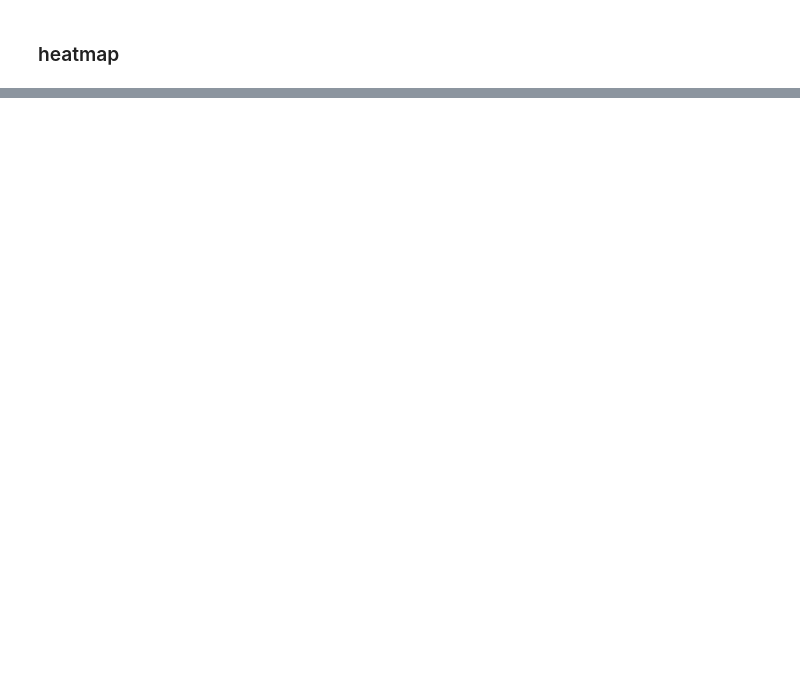
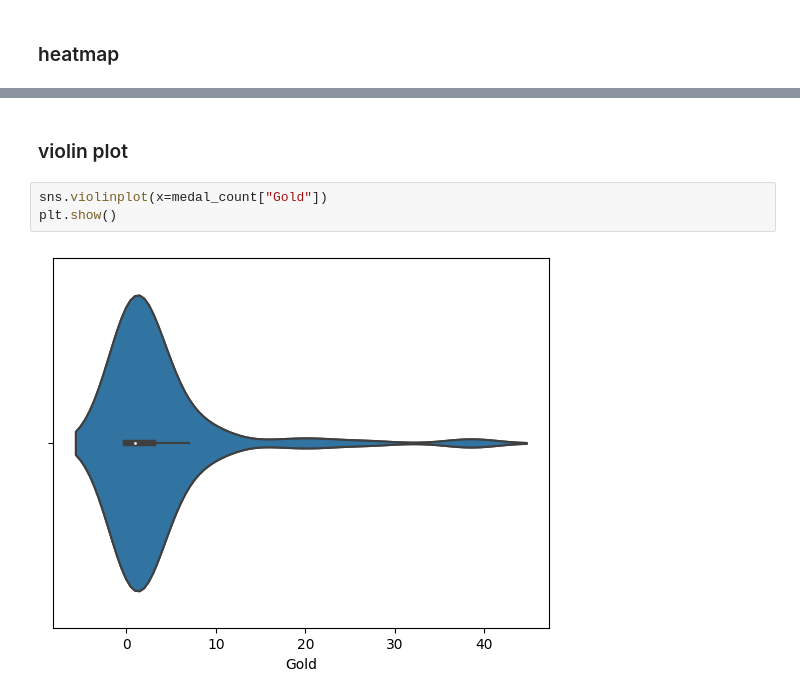
Before and after one commit to kirolosroman/practical-statistics-for-data-scientists-, a Jupyter notebook: eda.ipynb, the cells around one changed output, grey strips where cells are left out. Drawn from its saved outputs; the diff is of its cells as text; blank space fills up the shorter version.

```diff
--- a/eda.ipynb
+++ b/eda.ipynb
@@ -270,0 +273,7 @@ SyntaxError: cannot assign to None (2451644137.py, line 1)
+# %% [markdown]
+### violin plot
+# %%
+sns.violinplot(x=medal_count["Gold"])
+plt.show()
+# %% [output]
+[figure, added]
```
Also changed, not shown: parts of 6 cells of this notebook.
